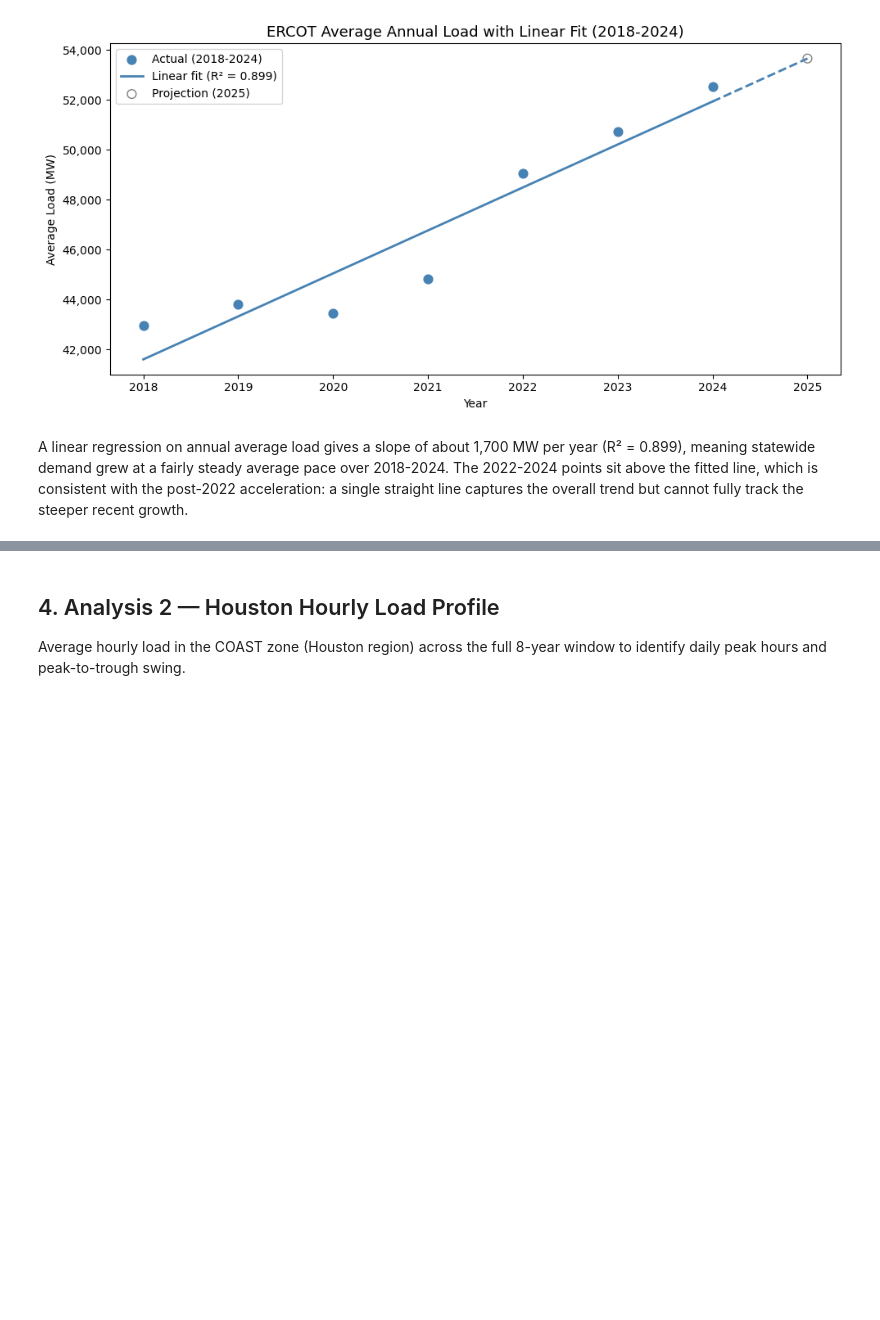
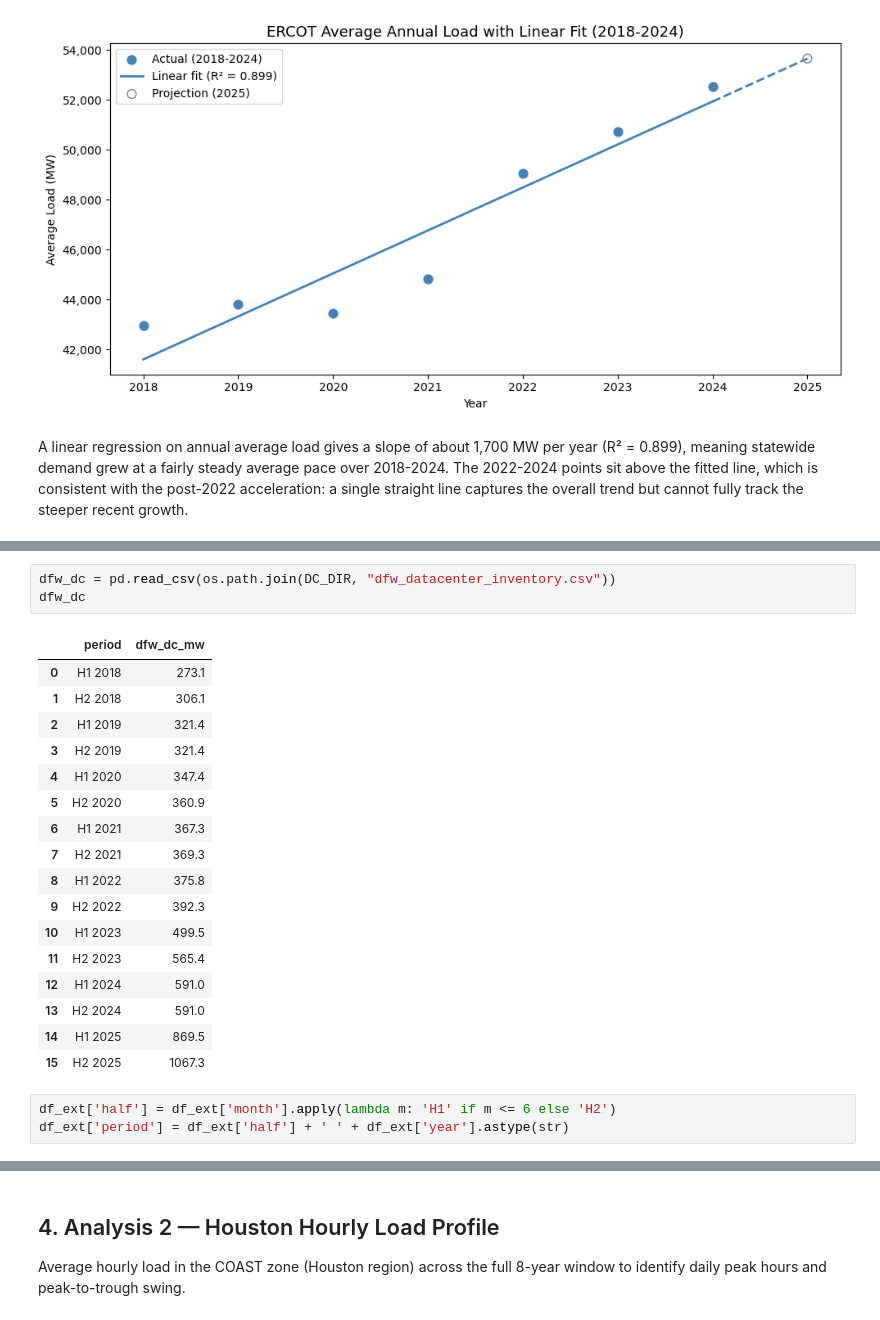
Before and after one commit to ZHLuo-Dev/ercot-texas-power-grid-analysis, a Jupyter notebook: ercot_power_grid_analysis.ipynb, the cells around one changed output, grey strips where cells are left out. Saved outputs shown, nothing was run; the diff lists cells and outputs as text; blank space fills up the shorter version.

```diff
--- a/ercot_power_grid_analysis.ipynb
+++ b/ercot_power_grid_analysis.ipynb
@@ -198,0 +245,24 @@ A linear regression on annual average load gives a slope of about 1,700 MW per y
+# %%
+dfw_dc = pd.read_csv(os.path.join(DC_DIR, "dfw_datacenter_inventory.csv"))
+dfw_dc
+# %% [output]
+|  | period | dfw_dc_mw |
+| 0 | H1 2018 | 273.1 |
+| 1 | H2 2018 | 306.1 |
+| 2 | H1 2019 | 321.4 |
+| 3 | H2 2019 | 321.4 |
+| 4 | H1 2020 | 347.4 |
+| 5 | H2 2020 | 360.9 |
+| 6 | H1 2021 | 367.3 |
+| 7 | H2 2021 | 369.3 |
+| 8 | H1 2022 | 375.8 |
+| 9 | H2 2022 | 392.3 |
+| 10 | H1 2023 | 499.5 |
+| 11 | H2 2023 | 565.4 |
+| 12 | H1 2024 | 591.0 |
+| 13 | H2 2024 | 591.0 |
+| 14 | H1 2025 | 869.5 |
+| 15 | H2 2025 | 1067.3 |
+# %%
+df_ext['half'] = df_ext['month'].apply(lambda m: 'H1' if m <= 6 else 'H2')
+df_ext['period'] = df_ext['half'] + ' ' + df_ext['year'].astype(str)
```
Also changed, not shown: parts of 17 cells of this notebook, 5 other files.
